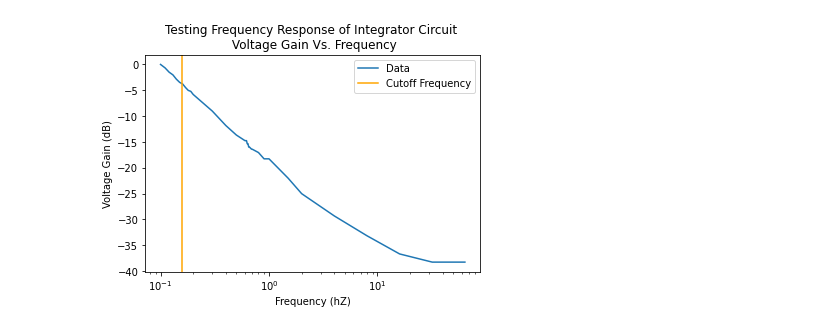
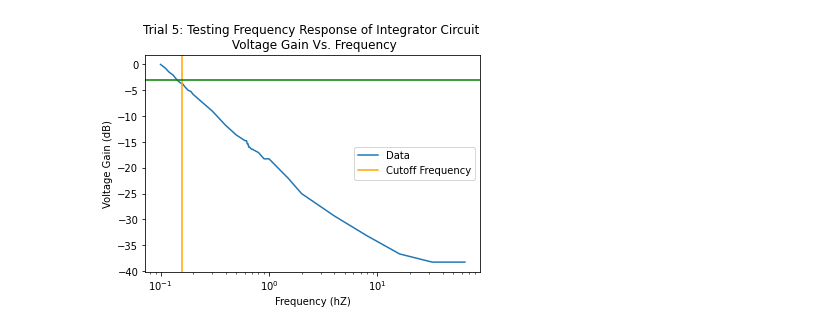
Before and after one commit to matthew-ding/physics5bl, a Jupyter notebook: Capstone/FilterData.ipynb, the cells around one changed output. Drawn from its saved outputs; the diff is of its cells as text; code cells hidden in the pictures.

```diff
--- a/Capstone/FilterData.ipynb
+++ b/Capstone/FilterData.ipynb
@@ -86,14 +66,14 @@ plt.show()
 # %%
 plt.title('Trial 5: Testing Frequency Response of Integrator Circuit \n Voltage Gain Vs. Frequency')
 plt.xlabel('Frequency (hZ)')
 plt.ylabel('Voltage Gain (dB)')
 plt.semilogx(f5, Vout_to_gain(Vpp5, Vpp5[0]), label='Data')
 plt.axvline(x = .159, color = 'orange', label = 'Cutoff Frequency')
 plt.legend()
-
+plt.axhline(y = -3, color = 'green', label = '-3 dB')
 plt.show()
 # %% [output]
-[figure, old version]
+[figure, new version]
 # %%
 plt.title('Trial 6: Testing Frequency Response of First Order Active Low Pass Filter \n Voltage Gain Vs. Frequency')
 plt.xlabel('Frequency (hZ)')
```
Also changed, not shown: parts of 6 cells of this notebook.
